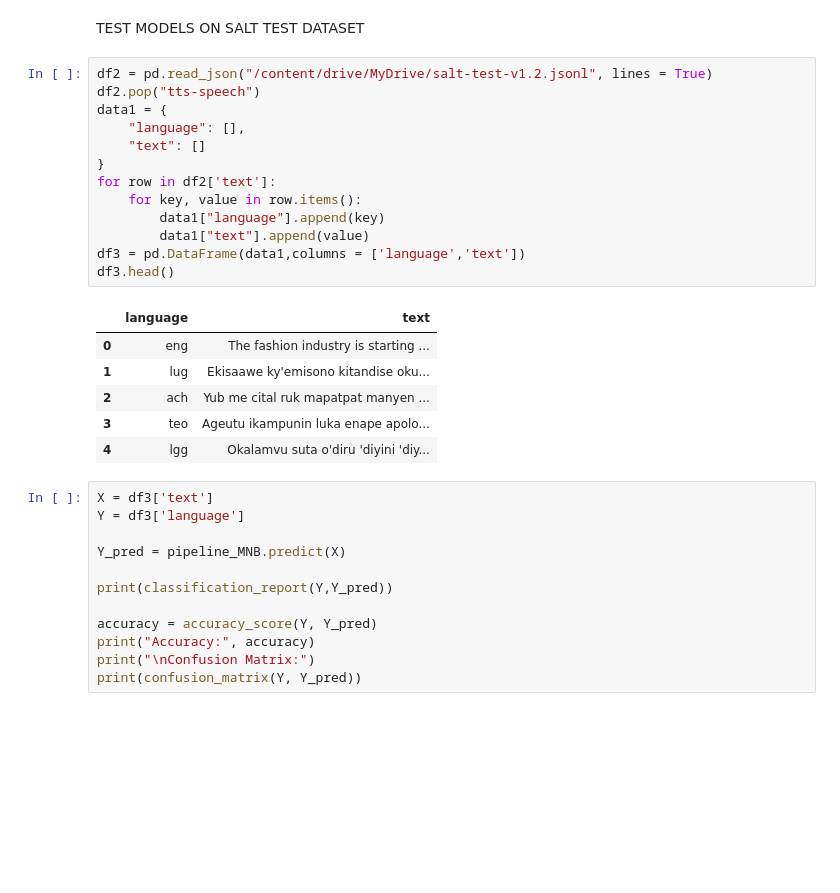
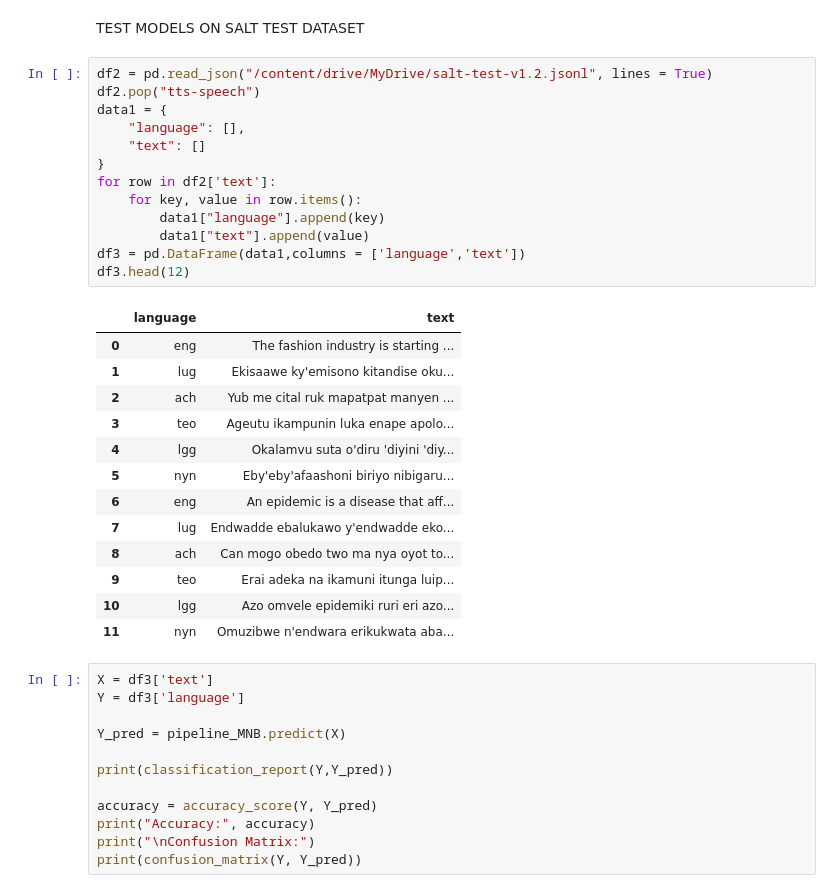
Before and after one commit to TReV-89/TReV-89, a Jupyter notebook: LanguuageID.ipynb, the cells around one changed output. Saved outputs shown, nothing was run; the diff lists cells and outputs as text; blank space fills up the shorter version.

```diff
--- a/LanguuageID.ipynb
+++ b/LanguuageID.ipynb
@@ -143,23 +147,30 @@ TEST MODELS ON SALT TEST DATASET
 # %%
 df2 = pd.read_json("/content/drive/MyDrive/salt-test-v1.2.jsonl", lines = True)
 df2.pop("tts-speech")
 data1 = {
     "language": [],
     "text": []
 }
 for row in df2['text']:
     for key, value in row.items():
         data1["language"].append(key)
         data1["text"].append(value)
 df3 = pd.DataFrame(data1,columns = ['language','text'])
-df3.head()
+df3.head(12)
 # %% [output]
 |  | language | text |
 | 0 | eng | The fashion industry is starting ... |
 | 1 | lug | Ekisaawe ky'emisono kitandise oku... |
 | 2 | ach | Yub me cital ruk mapatpat manyen ... |
 | 3 | teo | Ageutu ikampunin luka enape apolo... |
 | 4 | lgg | Okalamvu suta o'diru 'diyini 'diy... |
+| 5 | nyn | Eby'eby'afaashoni biriyo nibigaru... |
+| 6 | eng | An epidemic is a disease that aff... |
+| 7 | lug | Endwadde ebalukawo y'endwadde eko... |
+| 8 | ach | Can mogo obedo two ma nya oyot to... |
+| 9 | teo | Erai adeka na ikamuni itunga luip... |
+| 10 | lgg | Azo omvele epidemiki ruri eri azo... |
+| 11 | nyn | Omuzibwe n'endwara erikukwata aba... |
 # %%
 X = df3['text']
 Y = df3['language']
```
Also changed, not shown: parts of 4 cells of this notebook.
